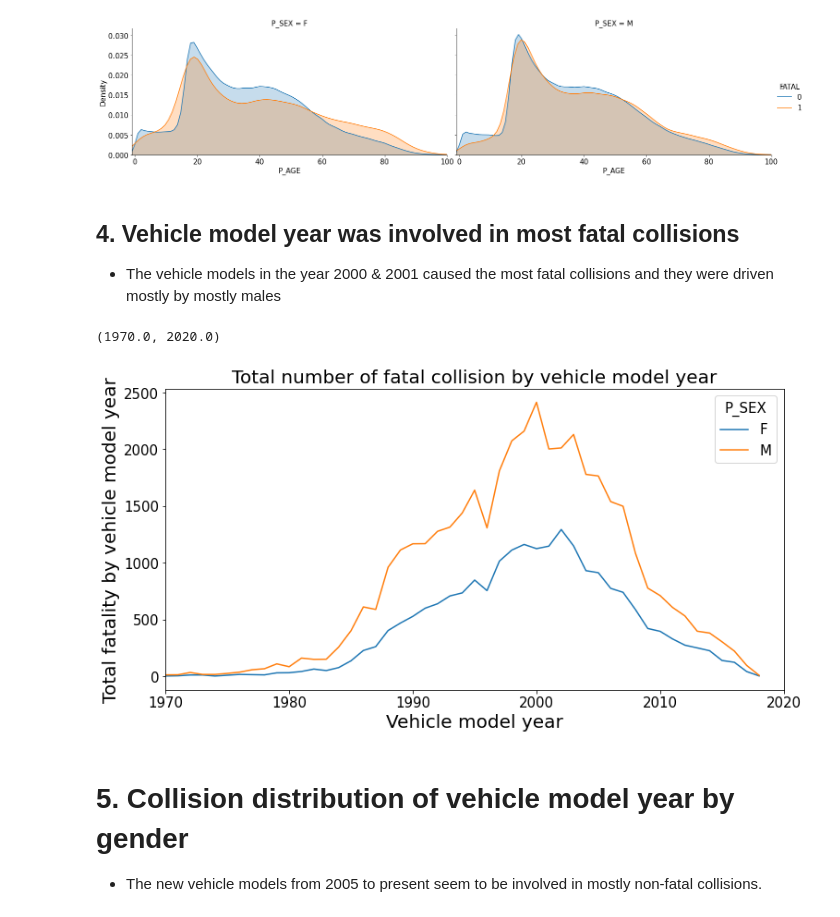
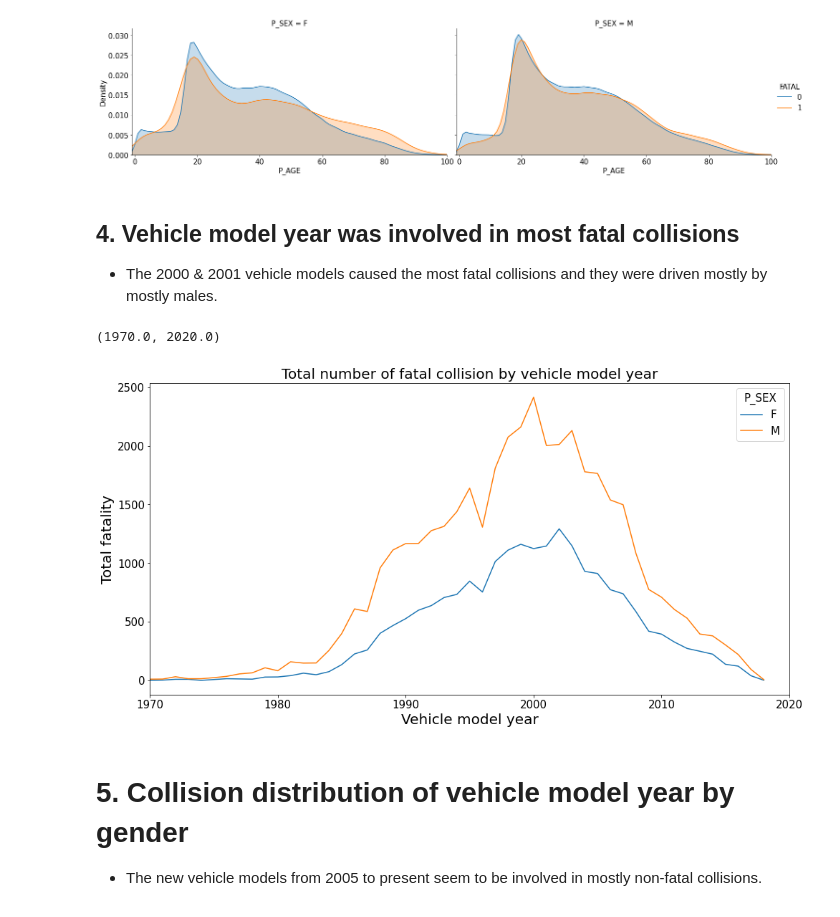
Before and after one commit to Owerre/imbalanced-learning, a Jupyter notebook: canada-collision/notebooks/02-eda.ipynb, the cells around one changed output. Drawn from its saved outputs; the diff is of its cells as text; code cells hidden in the pictures.

```diff
--- a/canada-collision/notebooks/02-eda.ipynb
+++ b/canada-collision/notebooks/02-eda.ipynb
@@ -120,21 +120,21 @@ plt.savefig('../image/fig4.pdf')
 [figure]
 # %% [markdown]
 ##  4. Vehicle model year was involved in most fatal collisions
-- The vehicle models in the year 2000 & 2001  caused the most fatal collisions and they were driven mostly by mostly males
+-  The 2000 & 2001 vehicle models caused the most fatal collisions and they were driven mostly by mostly males.
 # %%
 # Plot figure
 pivot_tab_v_year =df.pivot_table('FATAL', index = 'V_YEAR', columns = 'P_SEX', aggfunc = 'sum')
-pivot_tab_v_year.plot(figsize = (12,6))
+pivot_tab_v_year.plot(figsize = (16,8))
 
 plt.xlabel('Vehicle model year', fontsize = 20)
-plt.ylabel('Total fatality by vehicle model year', fontsize = 20)
+plt.ylabel('Total fatality', fontsize = 20)
 plt.legend(title = 'P_SEX')
 plt.title('Total number of fatal collision by vehicle model year', fontsize = 20)
-plt.savefig('../image/fig5.pdf')
+plt.savefig('../image/fig5.png')
 plt.xlim([1970,2020])
 # %% [output]
 (1970.0, 2020.0)
-[figure, old version]
+[figure, new version]
 # %% [markdown]
 # 5. Collision distribution of vehicle model year by gender
 - The new vehicle models from 2005 to present seem to be involved in mostly non-fatal collisions.
```
Also changed, not shown: parts of 2 cells of this notebook, 3 other files.
